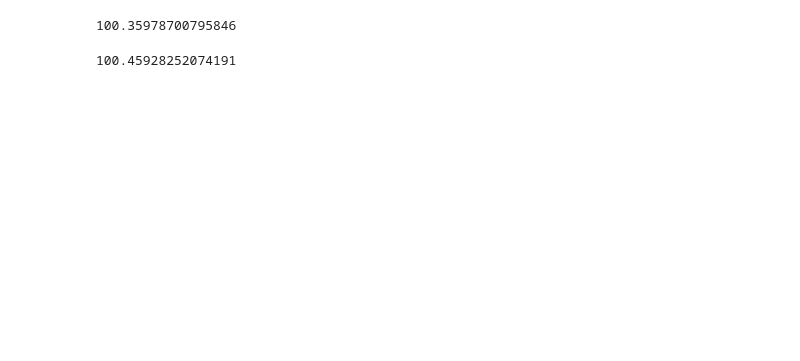
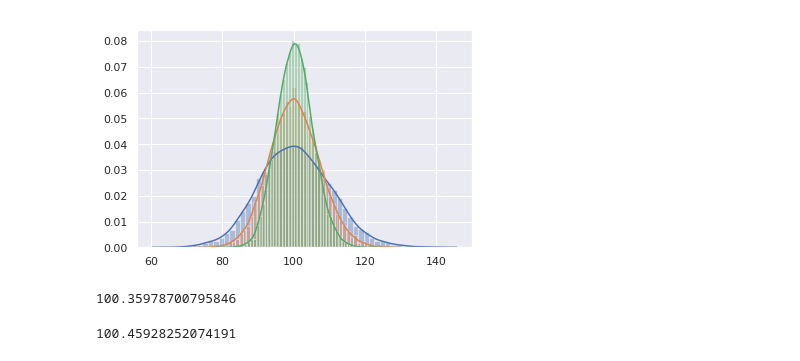
Before and after one commit to abhiksark/Google-Developer-Talk-NITRaipur, a Jupyter notebook: Probablity and Stats.ipynb, the cells around one changed output. Saved outputs shown, nothing was run; the diff lists cells and outputs as text; code cells hidden in the pictures; blank space fills up the shorter version.

```diff
--- a/Probablity and Stats.ipynb
+++ b/Probablity and Stats.ipynb
@@ -22,3 +91,9 @@ plt.hist(means_size_100);
+# %%
+sns.distplot(means_size_100, kde=True);
+sns.distplot(means_size_200, kde=True);
+sns.distplot(means_size_400, kde=True);
+# %% [output]
+[figure, added]
 # %%
 pop_data.mean()
 # %% [output]
```
Also changed, not shown: parts of 29 cells of this notebook, 1 other file.
